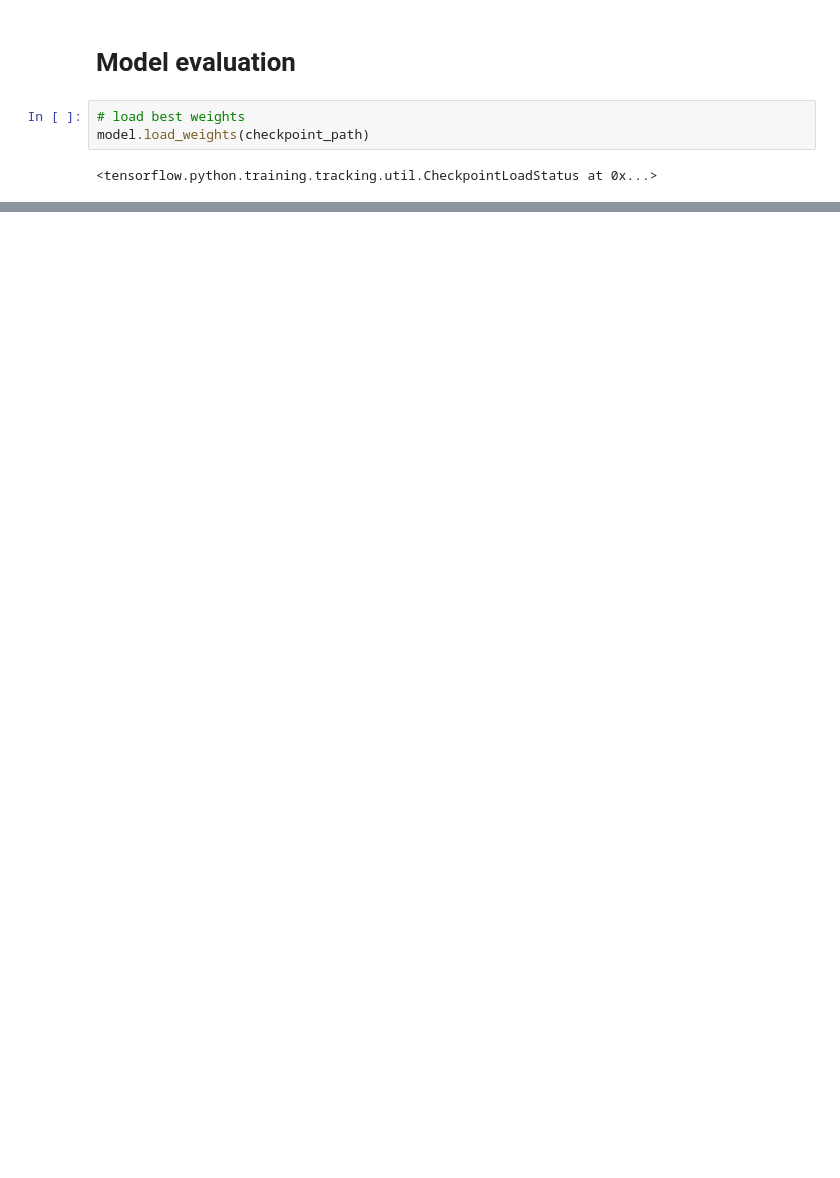
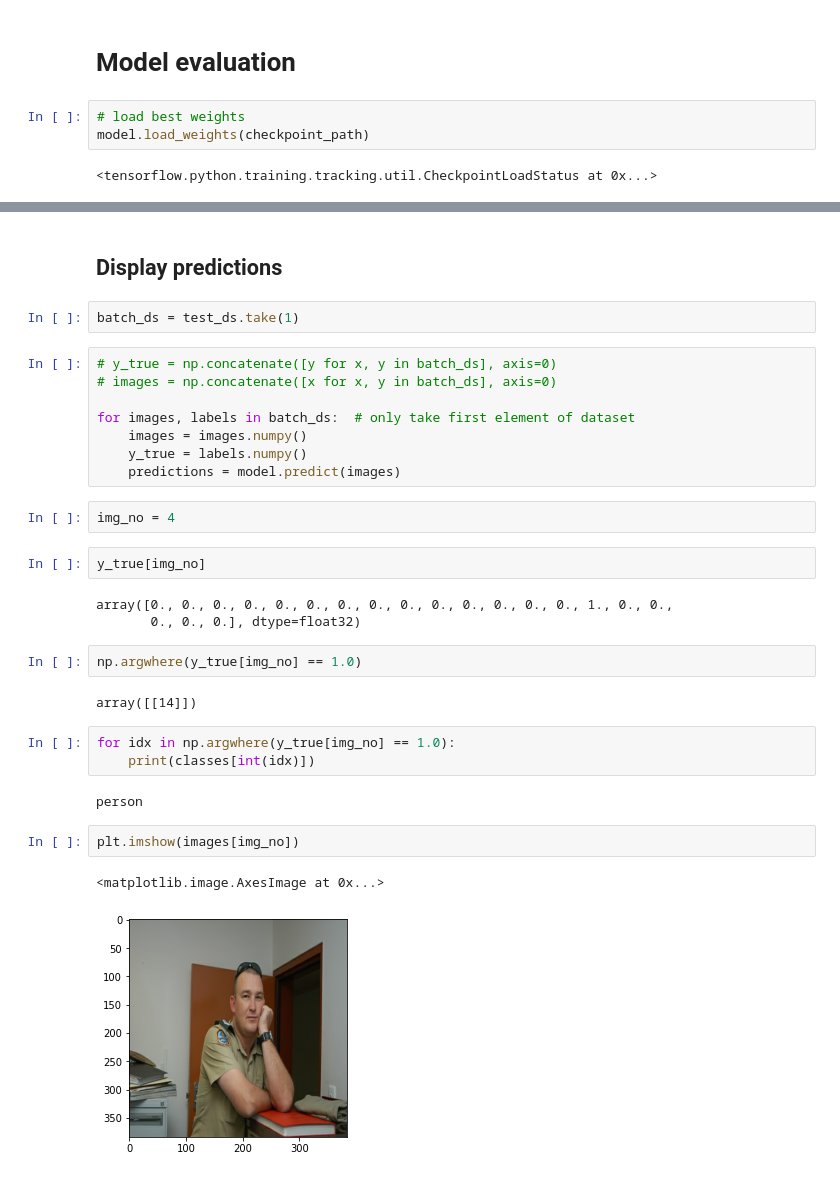
Before and after one commit to MortenTabaka/Deep-learning-exercises-with-TensorFlow2, a Jupyter notebook: Tabaka_Marcin_Transfer_learning.ipynb, the cells around one changed output, grey strips where cells are left out. Cells and saved outputs as stored; diff of their text form; blank space fills up the shorter version.

```diff
--- a/Tabaka_Marcin_Transfer_learning.ipynb
+++ b/Tabaka_Marcin_Transfer_learning.ipynb
@@ -582,0 +699,33 @@ display_plots(history)
+# %% [markdown]
+## Display predictions
+# %%
+batch_ds = test_ds.take(1)
+# %%
+# y_true = np.concatenate([y for x, y in batch_ds], axis=0)
+# images = np.concatenate([x for x, y in batch_ds], axis=0)
+
+for images, labels in batch_ds:  # only take first element of dataset
+    images = images.numpy()
+    y_true = labels.numpy()
+    predictions = model.predict(images)
+# %%
+img_no = 4
+# %%
+y_true[img_no]
+# %% [output]
+array([0., 0., 0., 0., 0., 0., 0., 0., 0., 0., 0., 0., 0., 0., 1., 0., 0.,
+       0., 0., 0.], dtype=float32)
+# %%
+np.argwhere(y_true[img_no] == 1.0)
+# %% [output]
+array([[14]])
+# %%
+for idx in np.argwhere(y_true[img_no] == 1.0):
+    print(classes[int(idx)])
+# %% [output]
+person
+# %%
+plt.imshow(images[img_no])
+# %% [output]
+<matplotlib.image.AxesImage at 0x...>
+[figure, added]
```
Also changed, not shown: parts of 33 cells of this notebook.
